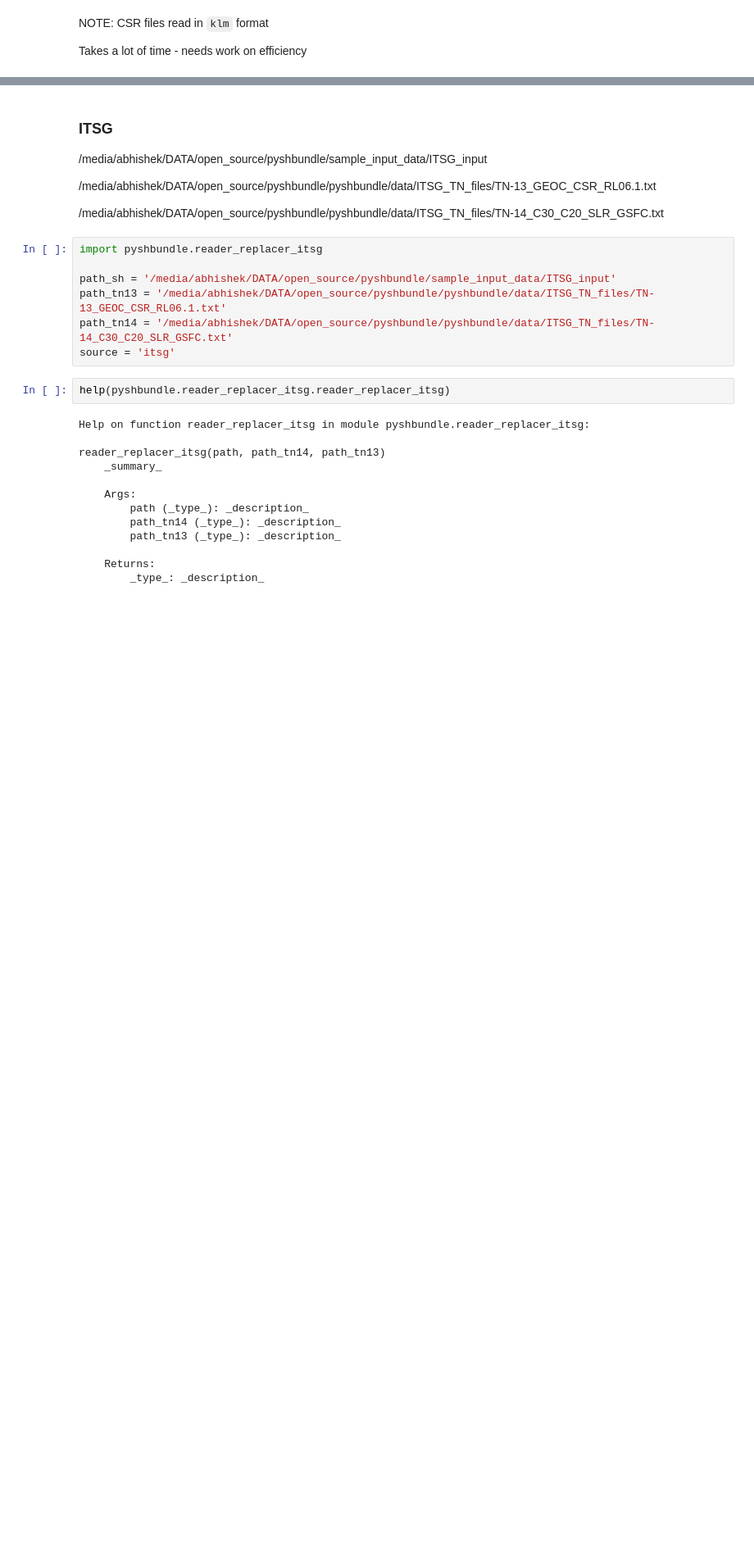
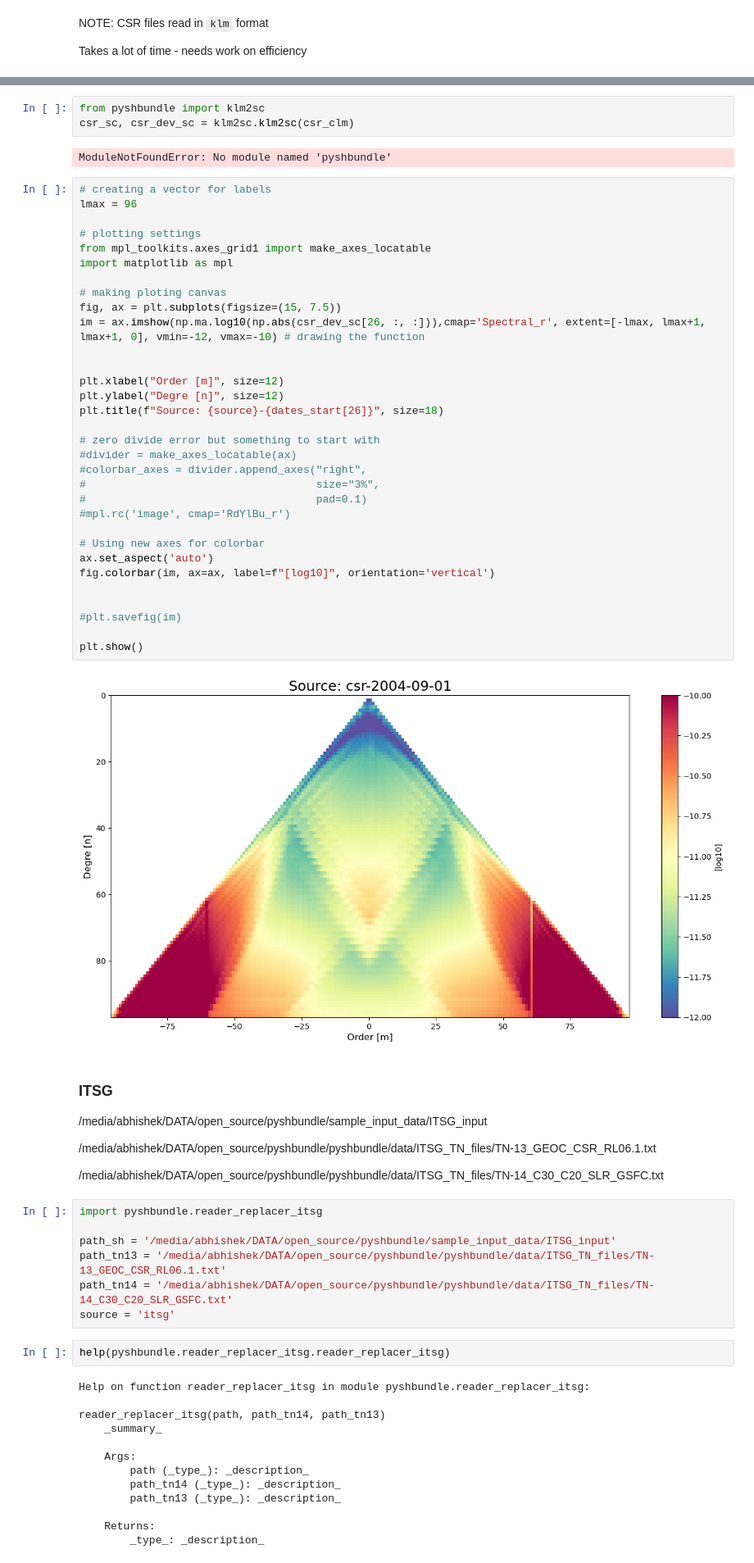
Before and after one commit to GESS-research-group/pyshbundle, a Jupyter notebook: notebooks/testing_different_sources.ipynb, the cells around one changed output, grey strips where cells are left out. Shown at 82% size. Cells and saved outputs as stored; diff of their text form; blank space fills up the shorter version.

```diff
--- a/notebooks/testing_different_sources.ipynb
+++ b/notebooks/testing_different_sources.ipynb
@@ -107,3 +112,42 @@ Takes a lot of time - needs work on efficiency
+# %%
+from pyshbundle import klm2sc
+csr_sc, csr_dev_sc = klm2sc.klm2sc(csr_clm)
+# %% [output]
+ModuleNotFoundError: No module named 'pyshbundle'
+# %%
+# creating a vector for labels
+lmax = 96
+
+# plotting settings
+from mpl_toolkits.axes_grid1 import make_axes_locatable
+import matplotlib as mpl
+
+# making ploting canvas
+fig, ax = plt.subplots(figsize=(15, 7.5))
+im = ax.imshow(np.ma.log10(np.abs(csr_dev_sc[26, :, :])),cmap='Spectral_r', extent=[-lmax, lmax+1, lmax+1, 0], vmin=-12, vmax=-10) # drawing the function
+
+
+plt.xlabel("Order [m]", size=12)
+plt.ylabel("Degre [n]", size=12)
+plt.title(f"Source: {source}-{dates_start[26]}", size=18)
+
+# zero divide error but something to start with
+#divider = make_axes_locatable(ax)
+#colorbar_axes = divider.append_axes("right",
+#                                    size="3%",
+#                                    pad=0.1)
+#mpl.rc('image', cmap='RdYlBu_r')
+
+# Using new axes for colorbar
+ax.set_aspect('auto')
+fig.colorbar(im, ax=ax, label=f"[log10]", orientation='vertical')
+
+
+#plt.savefig(im)
+
+plt.show()
+# %% [output]
+[figure, added]
 # %% [markdown]
 ### ITSG
 
```
Also changed, not shown: parts of 11 cells of this notebook, 46 other files.
